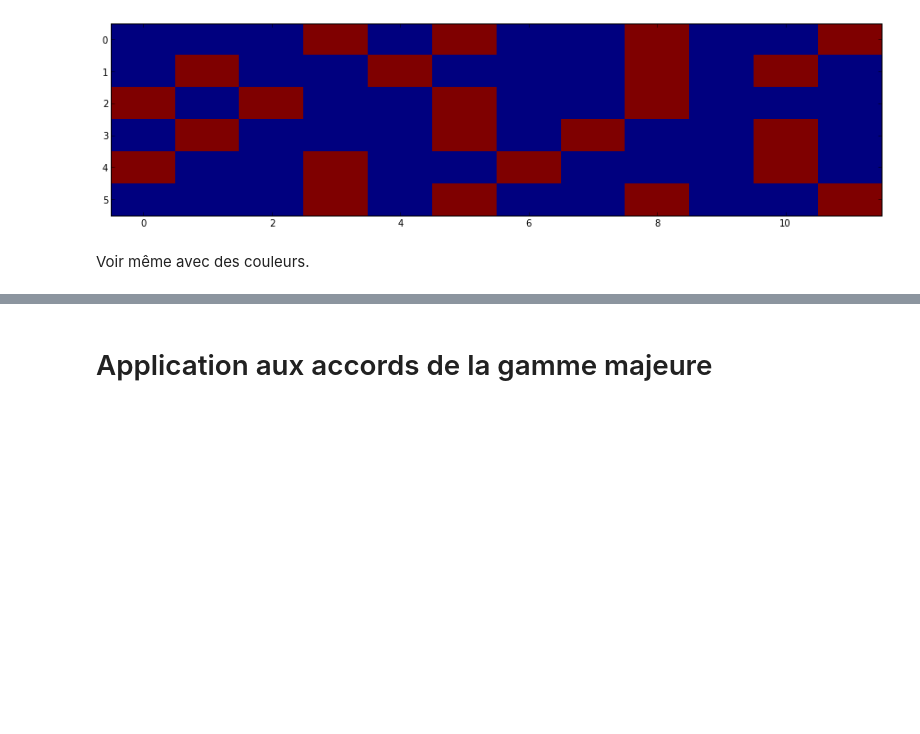
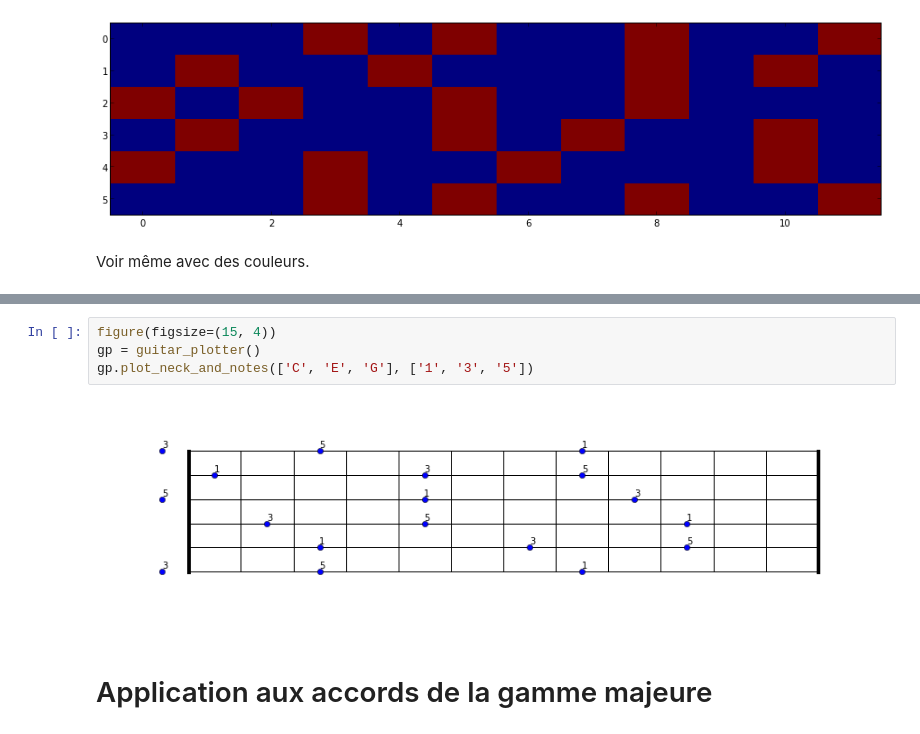
Before and after one commit to flothesof/posts, a Jupyter notebook: accords de guitare.ipynb, the cells around one changed output, grey strips where cells are left out. Drawn from its saved outputs; the diff is of its cells as text; blank space fills up the shorter version.

```diff
--- a/accords de guitare.ipynb
+++ b/accords de guitare.ipynb
@@ -76,3 +144,9 @@ cbar = colorbar(shrink=0.4)
+# %%
+figure(figsize=(15, 4))
+gp = guitar_plotter()
+gp.plot_neck_and_notes(['C', 'E', 'G'], ['1', '3', '5'])
+# %% [output]
+[figure, added]
 # %% [markdown]
 # Application aux accords de la gamme majeure
 # %% [markdown]
```
Also changed, not shown: parts of 11 cells of this notebook.
